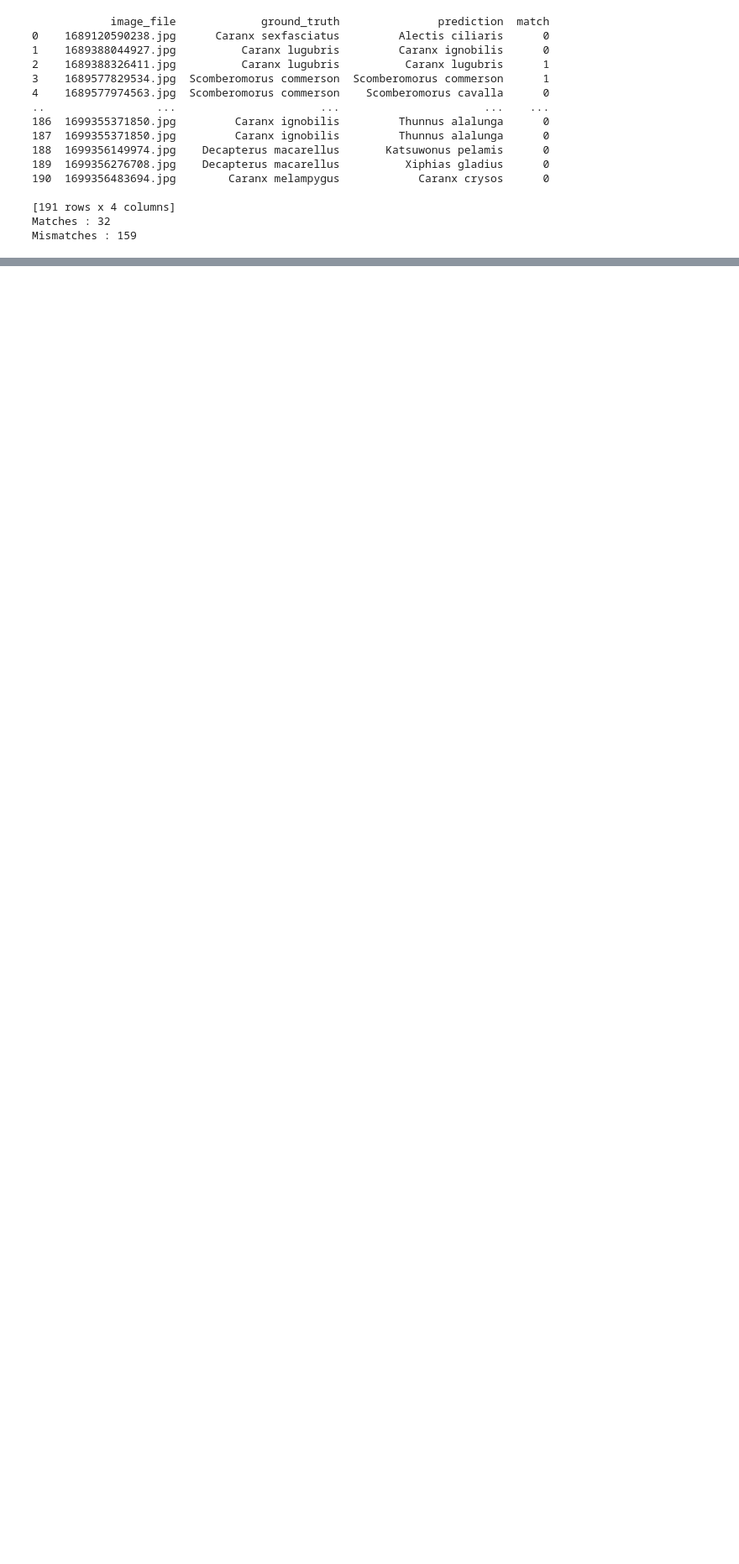
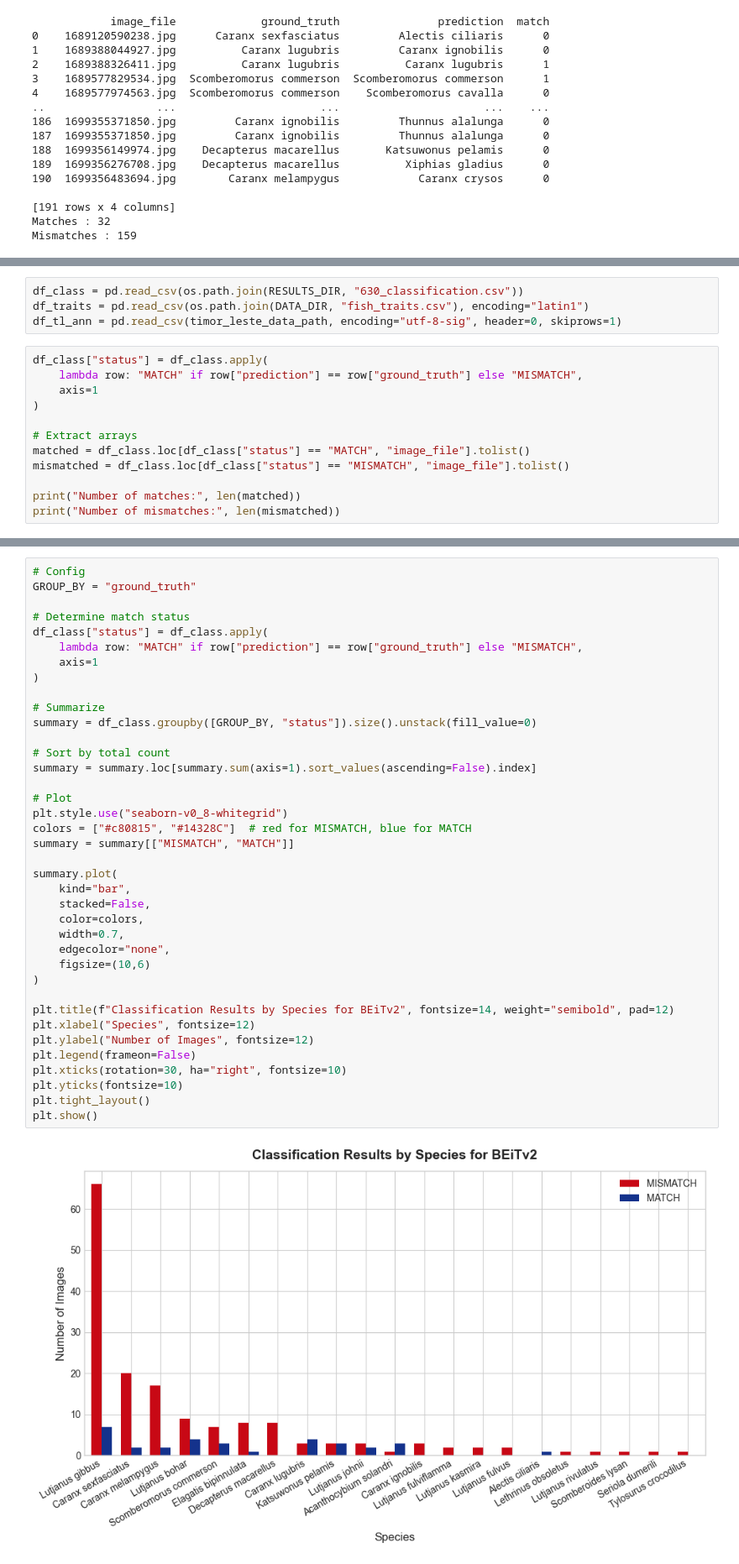
Before and after one commit to kienndo/Prosjektoppgave, a Jupyter notebook: fishial_class/fishialCLASS.ipynb, the cells around one changed output, grey strips where cells are left out. Shown at 84% size. Saved outputs shown, nothing was run; the diff lists cells and outputs as text; blank space fills up the shorter version.

```diff
--- a/fishial_class/fishialCLASS.ipynb
+++ b/fishial_class/fishialCLASS.ipynb
@@ -282,0 +311,16 @@ plt.show()
+# %%
+df_class = pd.read_csv(os.path.join(RESULTS_DIR, "630_classification.csv"))
+df_traits = pd.read_csv(os.path.join(DATA_DIR, "fish_traits.csv"), encoding="latin1")
+df_tl_ann = pd.read_csv(timor_leste_data_path, encoding="utf-8-sig", header=0, skiprows=1)
+# %%
+df_class["status"] = df_class.apply(
+    lambda row: "MATCH" if row["prediction"] == row["ground_truth"] else "MISMATCH",
+    axis=1
+)
+
+# Extract arrays
+matched = df_class.loc[df_class["status"] == "MATCH", "image_file"].tolist()
+mismatched = df_class.loc[df_class["status"] == "MISMATCH", "image_file"].tolist()
+
+print("Number of matches:", len(matched))
+print("Number of mismatches:", len(mismatched))
@@ -282,0 +330,40 @@ plt.show()
+# %%
+# Config
+GROUP_BY = "ground_truth"
+
+# Determine match status
+df_class["status"] = df_class.apply(
+    lambda row: "MATCH" if row["prediction"] == row["ground_truth"] else "MISMATCH",
+    axis=1
+)
+
+# Summarize
+summary = df_class.groupby([GROUP_BY, "status"]).size().unstack(fill_value=0)
+
+# Sort by total count
+summary = summary.loc[summary.sum(axis=1).sort_values(ascending=False).index]
+
+# Plot
+plt.style.use("seaborn-v0_8-whitegrid")
+colors = ["#c80815", "#14328C"]  # red for MISMATCH, blue for MATCH
+summary = summary[["MISMATCH", "MATCH"]]
+
+summary.plot(
+    kind="bar",
+    stacked=False,
+    color=colors,
+    width=0.7,
+    edgecolor="none",
+    figsize=(10,6)
+)
+
+plt.title(f"Classification Results by Species for BEiTv2", fontsize=14, weight="semibold", pad=12)
+plt.xlabel("Species", fontsize=12)
+plt.ylabel("Number of Images", fontsize=12)
+plt.legend(frameon=False)
+plt.xticks(rotation=30, ha="right", fontsize=10)
+plt.yticks(fontsize=10)
+plt.tight_layout()
+plt.show()
+# %% [output]
+[figure, added]
```
Also changed, not shown: parts of 12 cells of this notebook, 13 other files.
